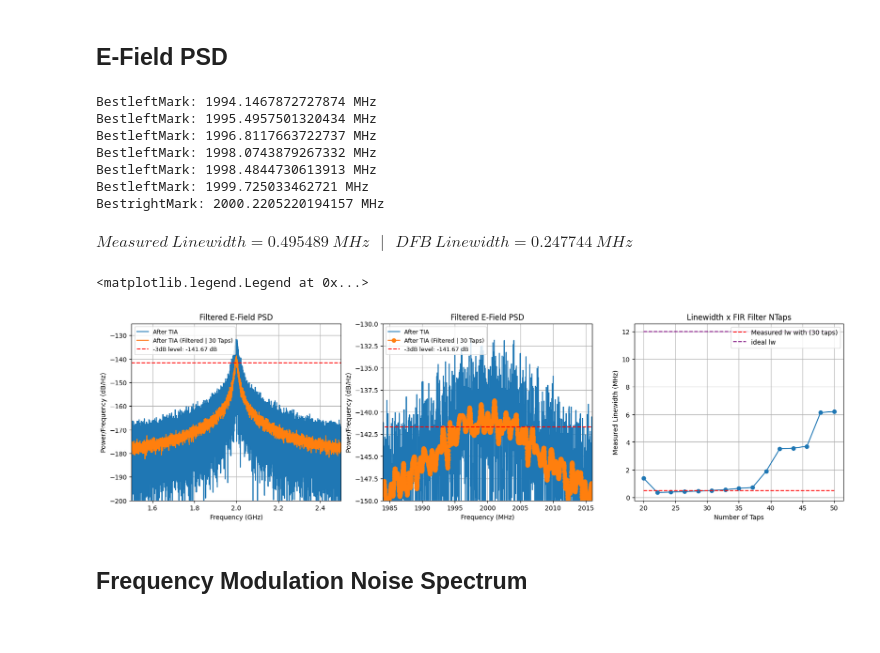
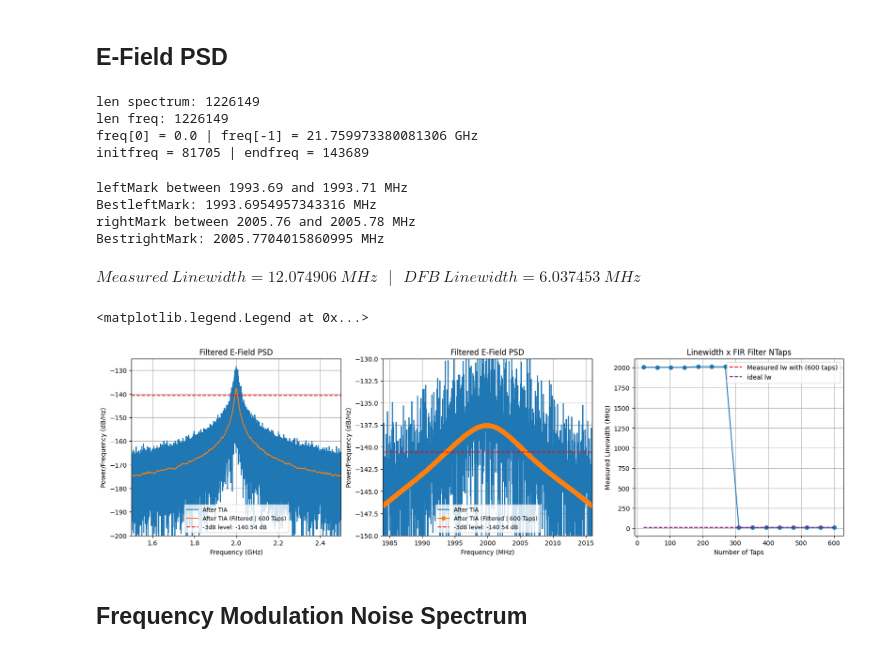
Before and after one commit to CaioRodrigues200/Laser-Study, a Jupyter notebook: Projects/Delayed_Self_Heterodyne/LorentzTesting.ipynb, the cells around one changed output. Saved outputs shown, nothing was run; the diff lists cells and outputs as text; code cells hidden in the pictures.

```diff
--- a/Projects/Delayed_Self_Heterodyne/LorentzTesting.ipynb
+++ b/Projects/Delayed_Self_Heterodyne/LorentzTesting.ipynb
@@ -118,7 +118,7 @@ freq = (freq+c/lmbd)[initFreq:endFreq]
 spectrum =  10*np.log10(1e3*spectrum[initFreq:endFreq])
 
 # Filter spectrum
-Ntaps = 250
+Ntaps = 600
 b = signal.firwin(numtaps = Ntaps, cutoff = 1e-5, window='hamming')
 FilteredSpec = firFilter(b, spectrum)[Ntaps:-Ntaps]
 
@@ -136,7 +136,6 @@ BestrightMark = 0
 BestleftMark = 0
 
 freq = freq[Ntaps:-Ntaps]
-spectrum = spectrum[Ntaps:-Ntaps]
 
 for i in range(len(FilteredSpec)-1):
     if FilteredSpec[i+1] > np.max(FilteredSpec)-3 and FilteredSpec[i] <= np.max(FilteredSpec)-3:
@@ -458,31 +488,53 @@ ax[2][2].legend(fontsize=11)
 # Phase-Noise Characterization
 # %% [markdown]
 ## E-Field PSD
+# %%
+spectrum = len(FilteredIPd)*np.abs(np.fft.fft(FilteredIPd,norm='forward'))**2 / Fs
+freq = np.fft.fftfreq(len(FilteredIPd),d=1/Fs)
+
+print(f'len spectrum: {len(spectrum[:int(len(freq)/2)])}')
+print(f'len freq: {len(freq[:int(len(freq)/2)])}')
+newfreq = freq[:int(len(freq)/2)]
+print(f'freq[0] = {newfreq[0]} | freq[-1] = {newfreq[-1]*1e-9} GHz')
+
+centerFreq = 2e9
+cutLims = [1.45e9,2.55e9]
+initFreq = int((cutLims[0]-newfreq[0])/(newfreq[-1]-newfreq[0])*len(newfreq))
+endFreq = int((cutLims[1]-newfreq[0])/(newfreq[-1]-newfreq[0])*len(newfreq))
+
+print(f'initfreq = {initFreq} | endfreq = {endFreq}')
+# %% [output]
+len spectrum: 1226149
+len freq: 1226149
+freq[0] = 0.0 | freq[-1] = 21.759973380081306 GHz
+initfreq = 81705 | endfreq = 143689
 # %%
 fig, ax = plt.subplots(1,3)
 fig.set_figheight(5)
 fig.set_figwidth(20)
 
-tapsArray = np.linspace(20,50,15)
+tapsArray = np.linspace(20,600,15)
 lwArray = np.zeros(len(tapsArray))
 
 centerFreq = 2e9
 cutLims = [1.45e9,2.55e9]
 # spectrum, freq = mlab.magnitude_spectrum(FilteredIPd, Fs=Fs, window=mlab.window_none,sides='onesided')
 # spectrum = spectrum*np.conj(spectrum)
-freq = np.fft.fftfreq(len(FilteredIPd), d=1/Fs)
+spectrum = len(FilteredIPd)*np.abs(np.fft.fft(FilteredIPd,norm='forward'))**2 / Fs
+freq = np.fft.fftfreq(len(FilteredIPd),d=1/Fs)
+
+# spectrum = np.concatenate((spectrum[int(len(freq)/2 + 1):],spectrum[:int(len(freq)/2)]))
+# freq = np.concatenate((freq[int(len(freq)/2 + 1):],freq[:int(len(freq)/2)]))
+spectrum = spectrum[:int(len(freq)/2)]
 freq = freq[:int(len(freq)/2)]
-spectrum = np.abs(np.fft.fft(FilteredIPd))**2/(len(FilteredIPd)*Fs)
-spectrum = spectrum[:int(len(spectrum)/2)]
-
-initFreq = int(cutLims[0]/freq[-1]*len(freq))
-endFreq = int(cutLims[1]/freq[-1]*len(freq))
+initFreq = int((cutLims[0]-freq[0])/(freq[-1]-freq[0])*len(freq))
+endFreq = int((cutLims[1]-freq[0])/(freq[-1]-freq[0])*len(freq))
 
 freq = freq[initFreq:endFreq]
-spectrum =  10*np.log10(spectrum[initFreq:endFreq])
+spectrum =  10*np.log10(2*spectrum[initFreq:endFreq])
 
 # Filter spectrum
-Ntaps = 30
+Ntaps = 600
 b = signal.firwin(numtaps = Ntaps, cutoff = 1e-5, window='hamming')
 FilteredSpec = firFilter(b, spectrum)[Ntaps:-Ntaps]
 
@@ -515,13 +567,13 @@ freqCutted = freq[Ntaps:-Ntaps]
 
 for i in range(len(FilteredSpec)-1):
     if FilteredSpec[i+1] >= np.max(FilteredSpec)-3 and FilteredSpec[i] < np.max(FilteredSpec)-3:
-        # print(f'leftMark between {np.round(freqCutted[i]*1e-6,2)} and {np.round(freqCutted[i+1]*1e-6,2)} MHz')
+        print(f'leftMark between {np.round(freqCutted[i]*1e-6,2)} and {np.round(freqCutted[i+1]*1e-6,2)} MHz')
         leftMark = (np.max(FilteredSpec)-3-FilteredSpec[i])/(FilteredSpec[i+1]-FilteredSpec[i]) * (freqCutted[i+1]-freqCutted[i]) + freqCutted[i]
         if (np.abs(leftMark-centerFreq) < np.abs(BestleftMark-centerFreq) and leftMark < centerFreq):
             BestleftMark = leftMark
             print(f'BestleftMark: {BestleftMark*1e-6} MHz')
     elif FilteredSpec[i+1] < np.max(FilteredSpec)-3 and FilteredSpec[i] >= np.max(FilteredSpec)-3:
-        # print(f'rightMark between {np.round(freqCutted[i]*1e-6,2)} and {np.round(freqCutted[i+1]*1e-6,2)} MHz')
+        print(f'rightMark between {np.round(freqCutted[i]*1e-6,2)} and {np.round(freqCutted[i+1]*1e-6,2)} MHz')
         rightMark = (np.max(FilteredSpec)-3-FilteredSpec[i])/(FilteredSpec[i+1]-FilteredSpec[i]) * (freqCutted[i+1]-freqCutted[i]) + freqCutted[i]
         if (np.abs(rightMark-centerFreq) < np.abs(BestrightMark-centerFreq) and rightMark > centerFreq):
             BestrightMark = rightMark
@@ -533,42 +585,39 @@ display(Math('Measured~Linewidth = %5.6f~MHz~~~|~~~DFB~Linewidth = %5.6f~MHz' %(
 for j in range(len(tapsArray)):
     NtapsIt = int(np.floor(tapsArray[j]))
     b = signal.firwin(numtaps = NtapsIt, cutoff = 1e-5, window='hamming')
     FilteredSpec = firFilter(b, spectrum)[NtapsIt:-NtapsIt]
 
     BestrightMark = 0
     BestleftMark = 0
 
     for i in range(len(FilteredSpec)-1):
         if FilteredSpec[i+1] >= np.max(FilteredSpec)-3 and FilteredSpec[i] < np.max(FilteredSpec)-3:
             leftMark = (np.max(FilteredSpec)-3-FilteredSpec[i])/(FilteredSpec[i+1]-FilteredSpec[i]) * (freqCutted[i+1]-freqCutted[i]) + freqCutted[i]
             if (np.abs(leftMark-centerFreq) < np.abs(BestleftMark-centerFreq) and leftMark < centerFreq):
                 BestleftMark = leftMark
         elif FilteredSpec[i+1] < np.max(FilteredSpec)-3 and FilteredSpec[i] >= np.max(FilteredSpec)-3:
             rightMark = (np.max(FilteredSpec)-3-FilteredSpec[i])/(FilteredSpec[i+1]-FilteredSpec[i]) * (freqCutted[i+1]-freqCutted[i]) + freqCutted[i]
             if (np.abs(rightMark-centerFreq) < np.abs(BestrightMark-centerFreq) and rightMark > centerFreq):
                 BestrightMark = rightMark
 
     lwArray[j] = BestrightMark*1e-6-BestleftMark*1e-6
 
 ax[2].plot(tapsArray,lwArray,'-o')
 ax[2].set_xlabel('Number of Taps')
 ax[2].set_ylabel('Measured Linewidth (MHz)')
 ax[2].set_title(f'Linewidth x FIR Filter NTaps')
 ax[2].hlines(delF,xmin=tapsArray[0], xmax=tapsArray[-1], color='red', linestyle='--', label=f'Measured lw with ({Ntaps} taps)')
 ax[2].hlines(laser_parameters.lw*2e-6,xmin=tapsArray[0], xmax=tapsArray[-1], color='purple', linestyle='--', label=f'ideal lw')
 ax[2].grid()
 ax[2].legend(fontsize=10)
 # %% [output]
-BestleftMark: 1994.1467872727874 MHz
-BestleftMark: 1995.4957501320434 MHz
-BestleftMark: 1996.8117663722737 MHz
-BestleftMark: 1998.0743879267332 MHz
-BestleftMark: 1998.4844730613913 MHz
-BestleftMark: 1999.725033462721 MHz
-BestrightMark: 2000.2205220194157 MHz
+leftMark between 1993.69 and 1993.71 MHz
+BestleftMark: 1993.6954957343316 MHz
+rightMark between 2005.76 and 2005.78 MHz
+BestrightMark: 2005.7704015860995 MHz
-$\displaystyle Measured~Linewidth = 0.495489~MHz~~~|~~~DFB~Linewidth = 0.247744~MHz$
+$\displaystyle Measured~Linewidth = 12.074906~MHz~~~|~~~DFB~Linewidth = 6.037453~MHz$
 <matplotlib.legend.Legend at 0x...>
-[figure, old version]
+[figure, new version]
 # %% [markdown]
 ## Frequency Modulation Noise Spectrum
 # %%
```
Also changed, not shown: parts of 8 cells of this notebook, 1 other file.
